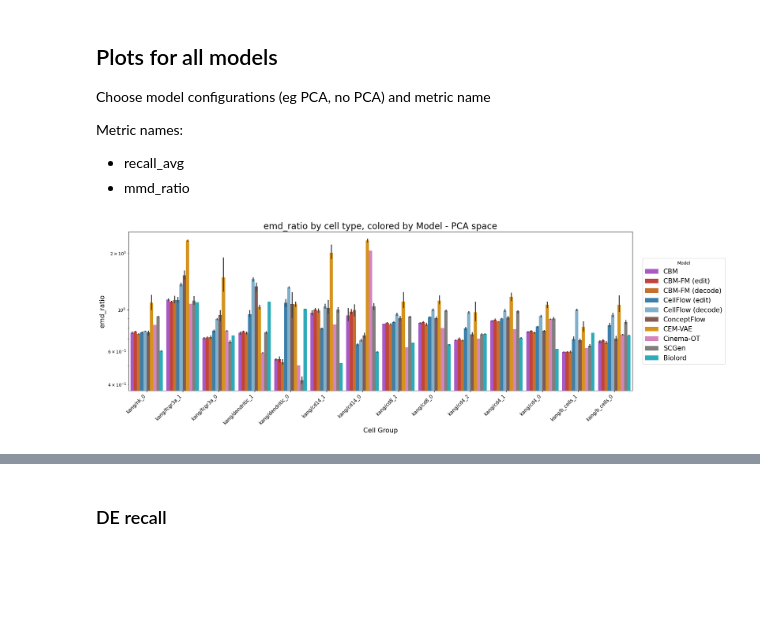
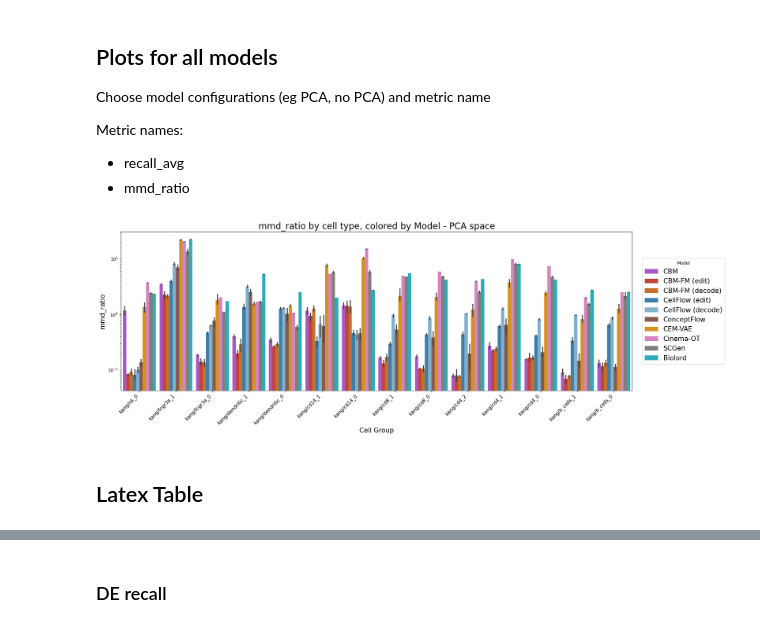
Before and after one commit to almaan/scCBGM, a Jupyter notebook: notebooks/analysis/results_aggregation.ipynb, the cells around one changed output, grey strips where cells are left out. Cells and saved outputs as stored; diff of their text form; code cells hidden in the pictures; blank space fills up the shorter version.

```diff
--- a/notebooks/analysis/results_aggregation.ipynb
+++ b/notebooks/analysis/results_aggregation.ipynb
@@ -22,7 +22,7 @@ api = wandb.Api()
 # Method 1: Get sweep object first
 sweep_ids = ["g8povs27", "fymvd3ew", "5tj444h1", "ybds4iut", "gxlld5l2", "rnbneqke", "lf58ioxv"] # This is with concept_hp=0.01 for CBM-based models
 sweep_ids = ["0ndnusil", "fymvd3ew", "5tj444h1", "cdv2yyo6", "gxlld5l2", "rnbneqke", "lf58ioxv","b2eoxdr2"] # This is with concept_hp=0.1 for CBM-based models
-
+sweep_ids = [ "fymvd3ew", "5tj444h1", "gxlld5l2", "rnbneqke", "lf58ioxv","b2eoxdr2"] + ["3xgdj6z6","dy6ewg16"] # This is the ssweep with the skip/residual connections in CBM
 entity = "debroue1"  # your username or team name
 project = "conceptlab"
 
@@ -92,7 +92,7 @@ df_res.loc[df_res["model.edit"]==True, "edit_str"] = " (edit)"
 df_res.loc[df_res["model.edit"]==False, "edit_str"] = " (decode)"
 df_res["model"] = df_res["model"] + df_res["edit_str"]
 # %%
-metric_name = 'emd_ratio'
+metric_name = 'mmd_ratio'
 
 
 # Barplot: 4 bars for each cell type (one per model), aggregation over seeds, with error bars, larger font, and tilted x labels
@@ -128,33 +128,35 @@ plt.figure(figsize=(20,7))
 ax = sns.barplot(
     data=df_res,
     x='data/intervention_labels',
     y=metric_name,
     estimator="mean",
     hue='model',
     hue_order = model_order,
     palette=palette,
     width=0.9,
     dodge = True,
  )
 ax.set_yscale('log')
 plt.title(f'{metric_name} by cell type, colored by Model - PCA space', fontsize=20)
 plt.ylabel(f'{metric_name}', fontsize=15)
 plt.xlabel('Cell Group', fontsize=15)
 plt.xticks(rotation=45, ha='right', fontsize=11)
 
 # place legend to the right, outside the plot
 n_models = df_res['model'].nunique()
 ncol = 1  # single column legend on the right
 leg = ax.legend(title='Model', fontsize=15, ncol=ncol,
                 loc='center left', bbox_to_anchor=(1.02, 0.5), borderaxespad=0.)
 
 # make room on the right for the legend
 fig = ax.get_figure()
 fig.subplots_adjust(right=0.75)  # reduce to e.g. 0.75 or 0.7 depending on legend width
 
 plt.tight_layout()
 plt.show()
 # %% [output]
-[figure, old version]
+[figure, new version]
 # %%
 df_res.to_csv("./results_kang.csv", index=False)
+# %% [markdown]
+## Latex Table
```
Also changed, not shown: parts of 23 cells of this notebook, 10 other files.
